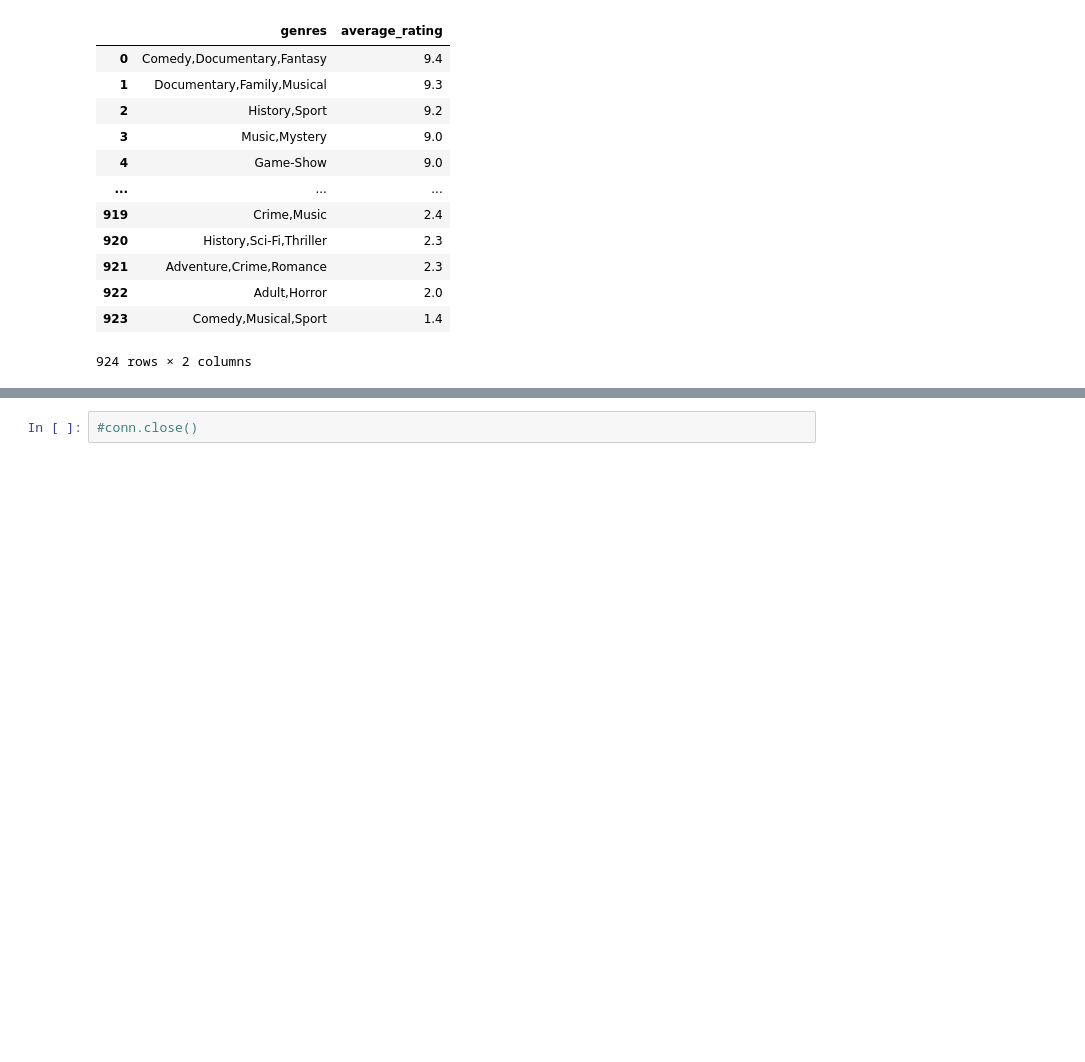
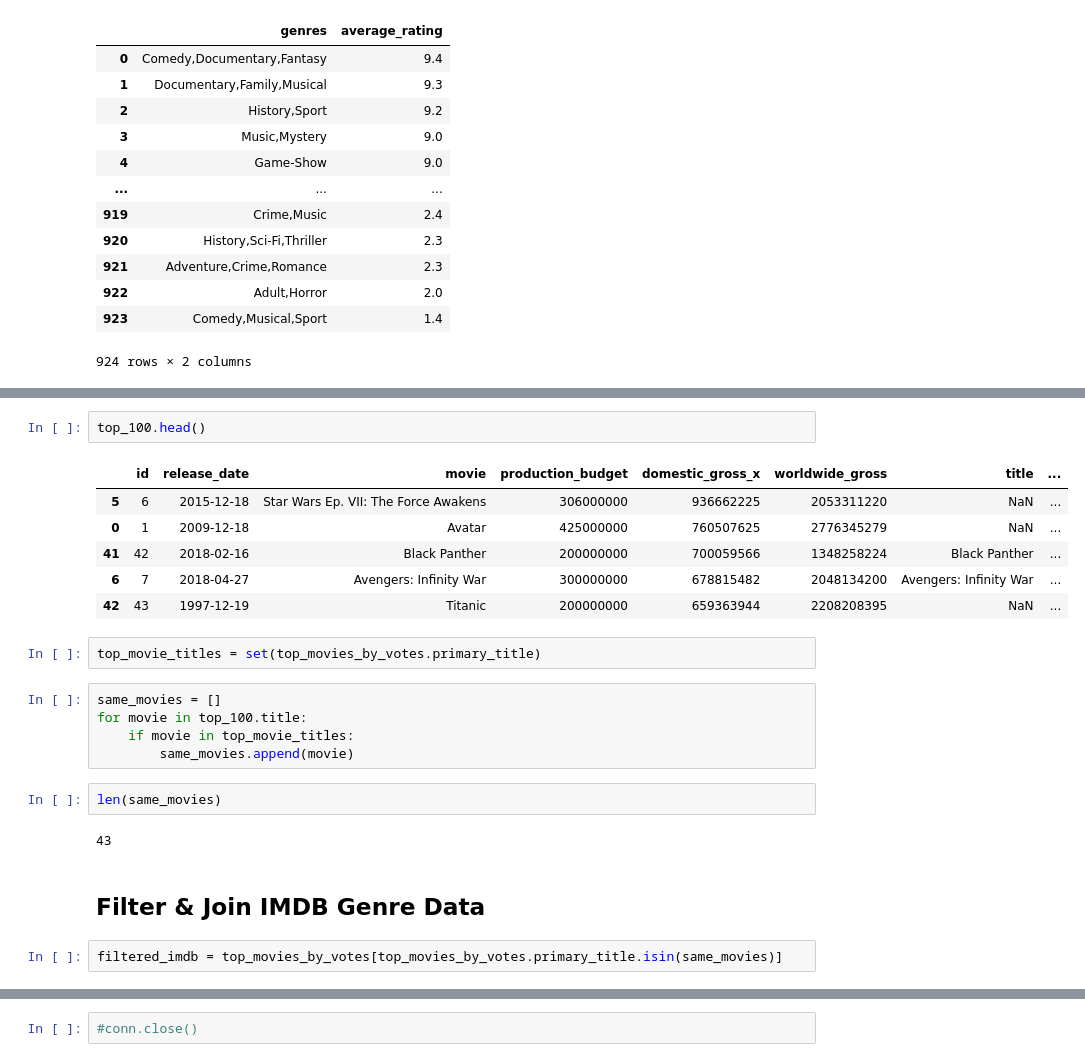
Before and after one commit to myleshansen/deloitte-intensive-capstone, a Jupyter notebook: capstone-nb.ipynb, the cells around one changed output, grey strips where cells are left out. Drawn from its saved outputs; the diff is of its cells as text; blank space fills up the shorter version.

```diff
--- a/capstone-nb.ipynb
+++ b/capstone-nb.ipynb
@@ -101,0 +206,24 @@ top_genres_by_rating
+# %%
+top_100.head()
+# %% [output]
+|  | id | release_date | movie | production_budget | domestic_gross_x | worldwide_gross | title | ... |
+| 5 | 6 | 2015-12-18 | Star Wars Ep. VII: The Force Awakens | 306000000 | 936662225 | 2053311220 | NaN | ... |
+| 0 | 1 | 2009-12-18 | Avatar | 425000000 | 760507625 | 2776345279 | NaN | ... |
+| 41 | 42 | 2018-02-16 | Black Panther | 200000000 | 700059566 | 1348258224 | Black Panther | ... |
+| 6 | 7 | 2018-04-27 | Avengers: Infinity War | 300000000 | 678815482 | 2048134200 | Avengers: Infinity War | ... |
+| 42 | 43 | 1997-12-19 | Titanic | 200000000 | 659363944 | 2208208395 | NaN | ... |
+# %%
+top_movie_titles = set(top_movies_by_votes.primary_title)
+# %%
+same_movies = []
+for movie in top_100.title:
+    if movie in top_movie_titles:
+        same_movies.append(movie)
+# %%
+len(same_movies)
+# %% [output]
+43
+# %% [markdown]
+## Filter & Join IMDB Genre Data
+# %%
+filtered_imdb = top_movies_by_votes[top_movies_by_votes.primary_title.isin(same_movies)]
```
Also changed, not shown: parts of 22 cells of this notebook.
